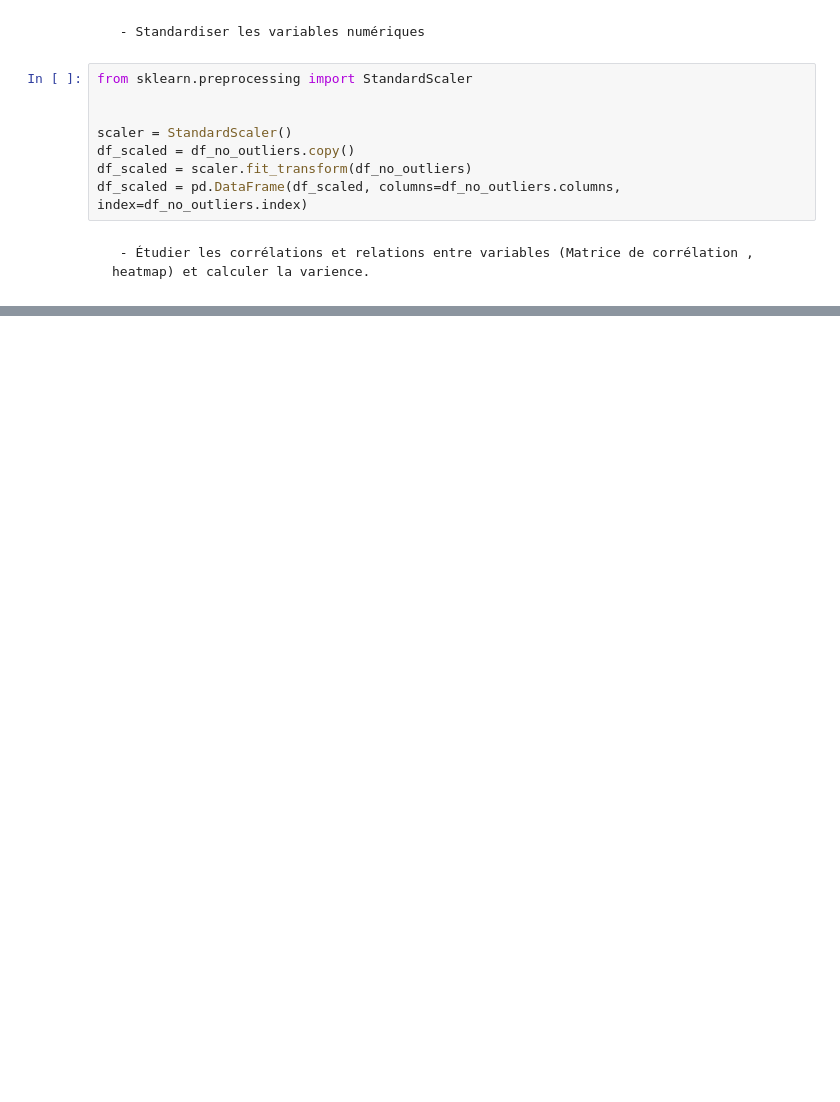
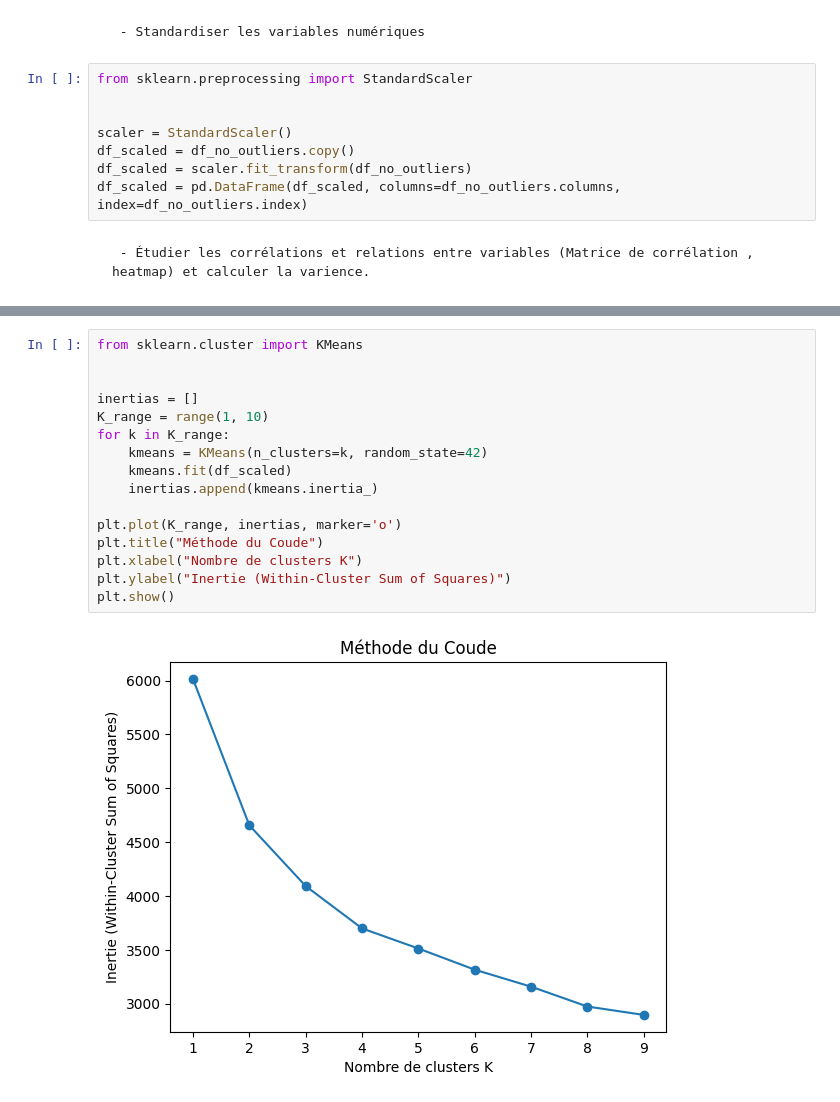
Before and after one commit to mohammedip/Analyse-et-Pr-diction-du-Risque-de-Diab-te, a Jupyter notebook: notebook/EDA.ipynb, the cells around one changed output, grey strips where cells are left out. Drawn from its saved outputs; the diff is of its cells as text; blank space fills up the shorter version.

```diff
--- a/notebook/EDA.ipynb
+++ b/notebook/EDA.ipynb
@@ -254,0 +250,18 @@ df_scaled.head()
+# %%
+from sklearn.cluster import KMeans
+
+
+inertias = []
+K_range = range(1, 10)
+for k in K_range:
+    kmeans = KMeans(n_clusters=k, random_state=42)
+    kmeans.fit(df_scaled)
+    inertias.append(kmeans.inertia_)
+
+plt.plot(K_range, inertias, marker='o')
+plt.title("Méthode du Coude")
+plt.xlabel("Nombre de clusters K")
+plt.ylabel("Inertie (Within-Cluster Sum of Squares)")
+plt.show()
+# %% [output]
+[figure, added]
```
Also changed, not shown: parts of 10 cells of this notebook, 1 other file.
